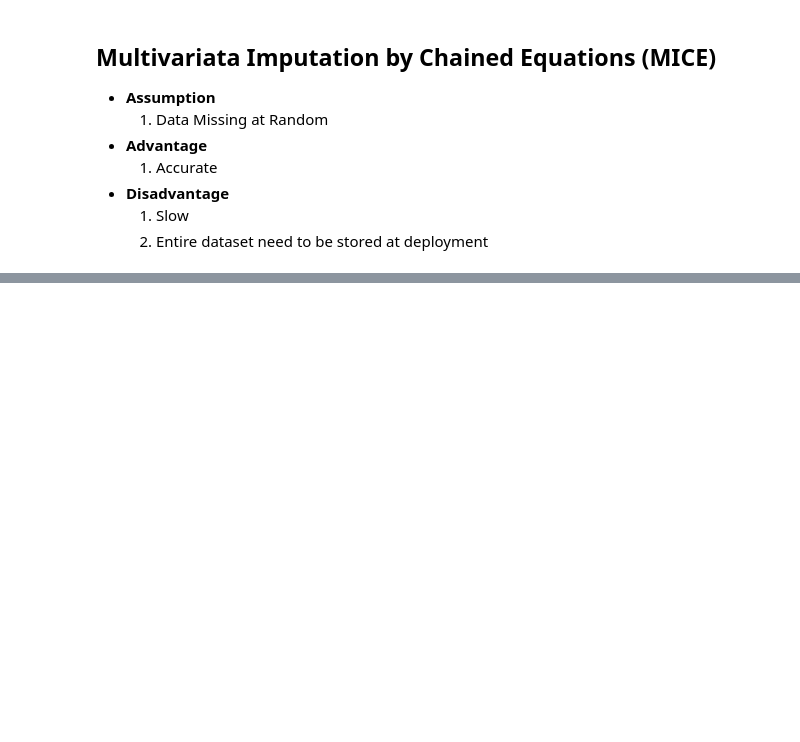
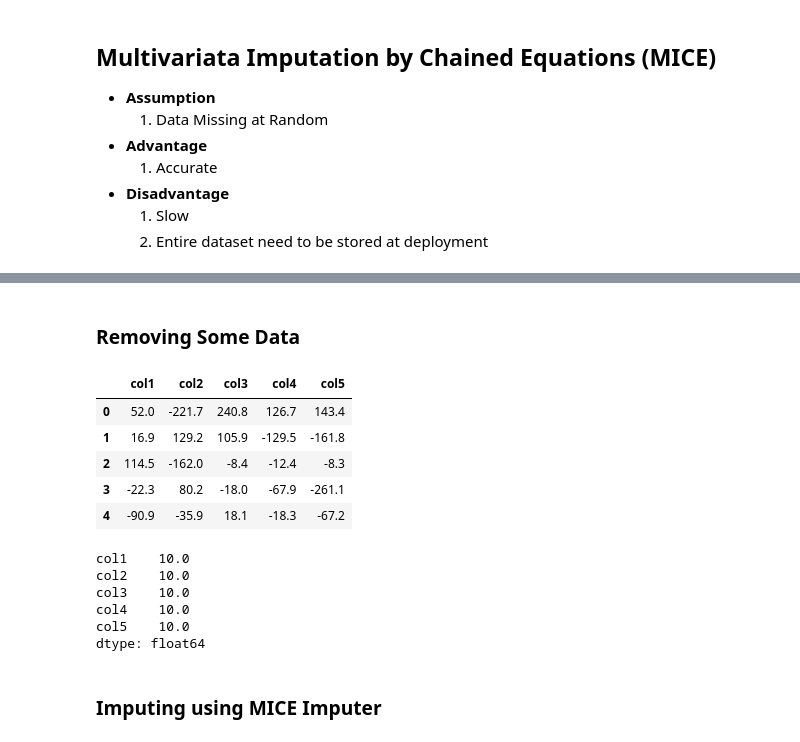
Before and after one commit to KToppo/Machine-Learning, a Jupyter notebook: Handling_Missing_Data.ipynb, the cells around one changed output, grey strips where cells are left out. Drawn from its saved outputs; the diff is of its cells as text; code cells hidden in the pictures; blank space fills up the shorter version.

```diff
--- a/Handling_Missing_Data.ipynb
+++ b/Handling_Missing_Data.ipynb
@@ -892,0 +907,32 @@ plt.show()
+# %% [markdown]
+### Removing Some Data
+# %%
+MICE_Data_With_NaN = MICE_Data.copy()
+#######################################################################
+# Comment out the part between if MICE_Data alrady contain null values#
+#######################################################################
+for col in MICE_Data_With_NaN.columns:
+    rand_index = np.random.choice([i for i in range(100)], size=(10),replace=False)
+    for ind in rand_index:
+        MICE_Data_With_NaN.loc[ind,col] = np.nan
+#######################################################################
+#######################################################################
+MICE_Data_With_NaN.head(5)
+# %% [output]
+|  | col1 | col2 | col3 | col4 | col5 |
+| 0 | 52.0 | -221.7 | 240.8 | 126.7 | 143.4 |
+| 1 | 16.9 | 129.2 | 105.9 | -129.5 | -161.8 |
+| 2 | 114.5 | -162.0 | -8.4 | -12.4 | -8.3 |
+| 3 | -22.3 | 80.2 | -18.0 | -67.9 | -261.1 |
+| 4 | -90.9 | -35.9 | 18.1 | -18.3 | -67.2 |
+# %%
+np.round(MICE_Data_With_NaN.isna().sum()/MICE_Data_With_NaN.shape[0]*100,2)
+# %% [output]
+col1    10.0
+col2    10.0
+col3    10.0
+col4    10.0
+col5    10.0
+dtype: float64
+# %% [markdown]
+### Imputing using MICE Imputer
```
Also changed, not shown: parts of 21 cells of this notebook.
